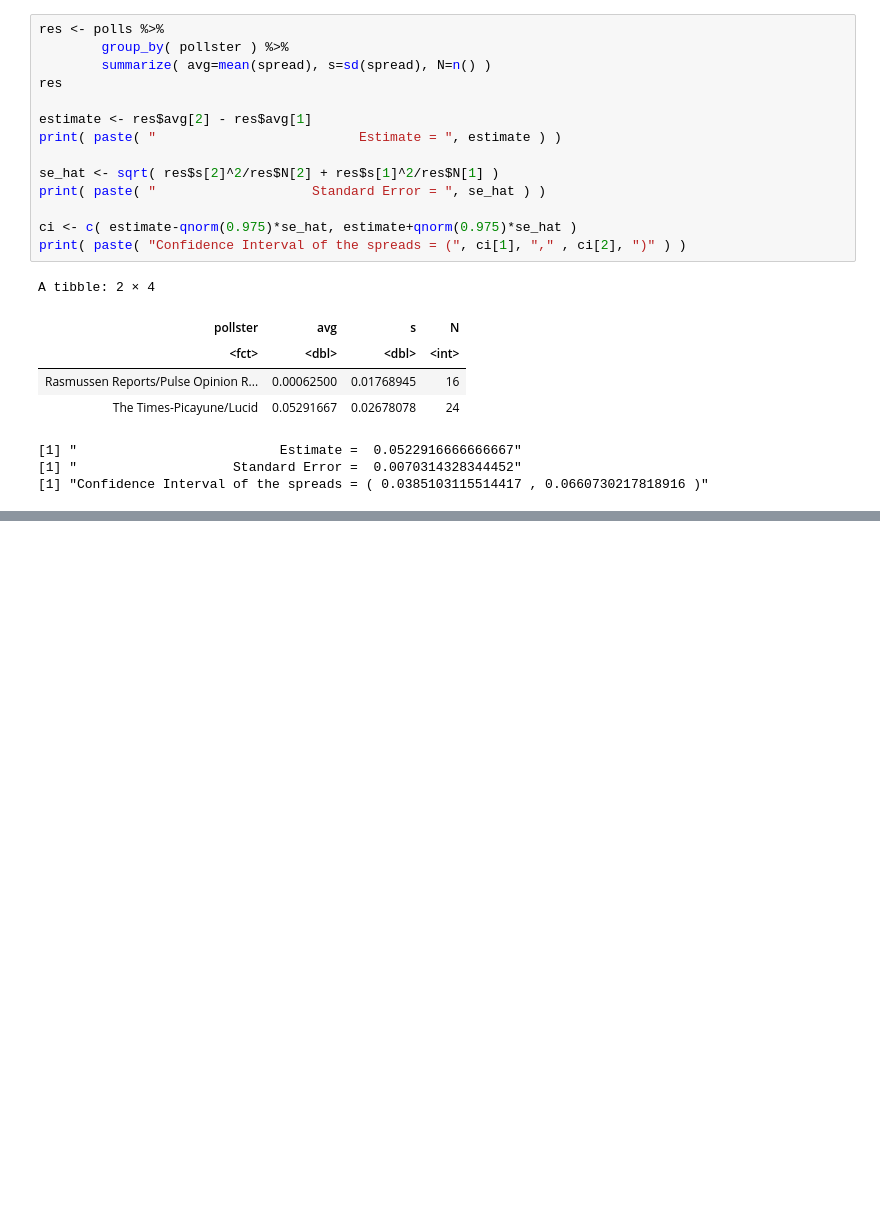
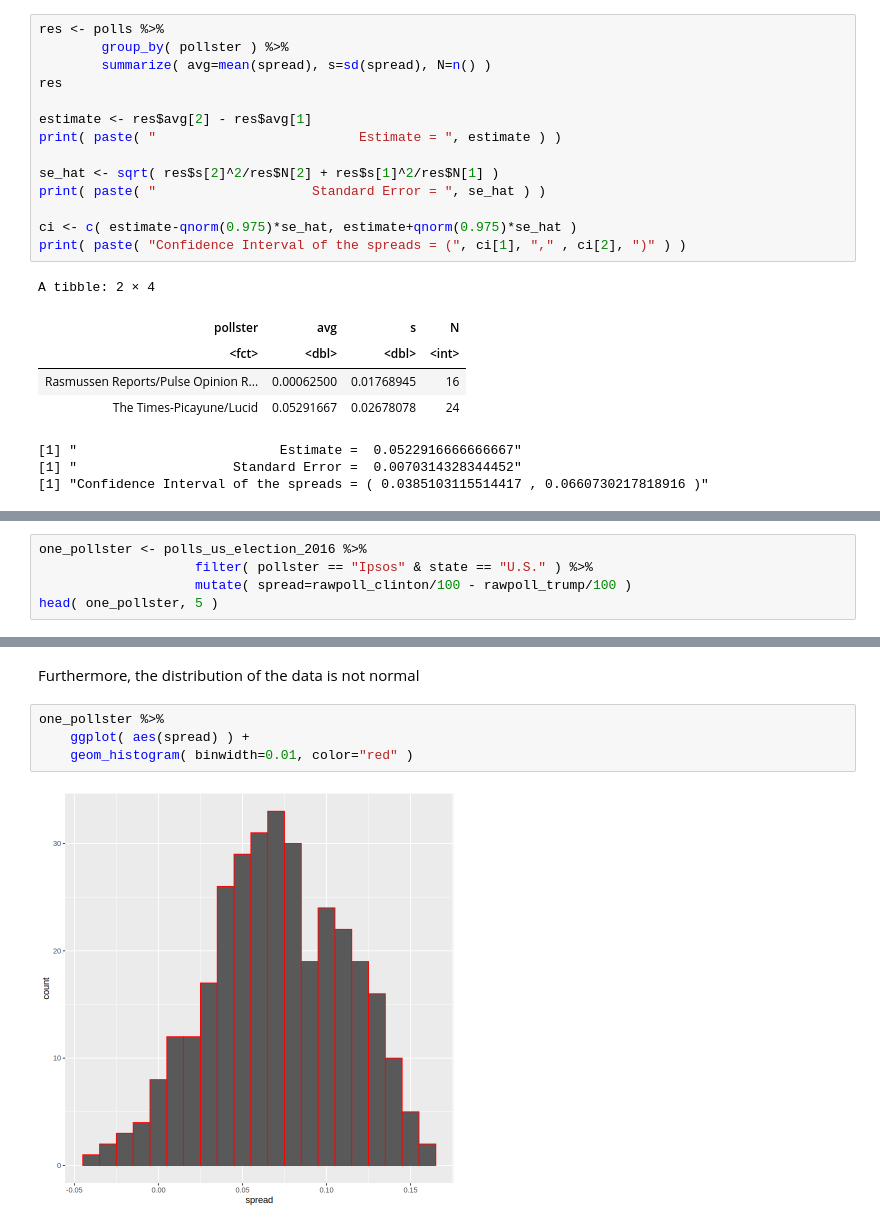
Before and after one commit to benitojpc/data-science-infering-modeling, a Jupyter notebook: Inference-Modeling.ipynb, the cells around one changed output, grey strips where cells are left out. Cells and saved outputs as stored; diff of their text form; blank space fills up the shorter version.

```diff
--- a/Inference-Modeling.ipynb
+++ b/Inference-Modeling.ipynb
@@ -2791,0 +4005,5 @@ A tibble: 2 × 4
+# %%
+one_pollster <- polls_us_election_2016 %>%
+                    filter( pollster == "Ipsos" & state == "U.S." ) %>%
+                    mutate( spread=rawpoll_clinton/100 - rawpoll_trump/100 )
+head( one_pollster, 5 )
@@ -2791,0 +4031,8 @@ A tibble: 2 × 4
+# %% [markdown]
+Furthermore, the distribution of the data is not normal
+# %%
+one_pollster %>%
+    ggplot( aes(spread) ) +
+    geom_histogram( binwidth=0.01, color="red" )
+# %% [output]
+[figure, added]
```
Also changed, not shown: parts of 214 cells of this notebook, 11 other files.
